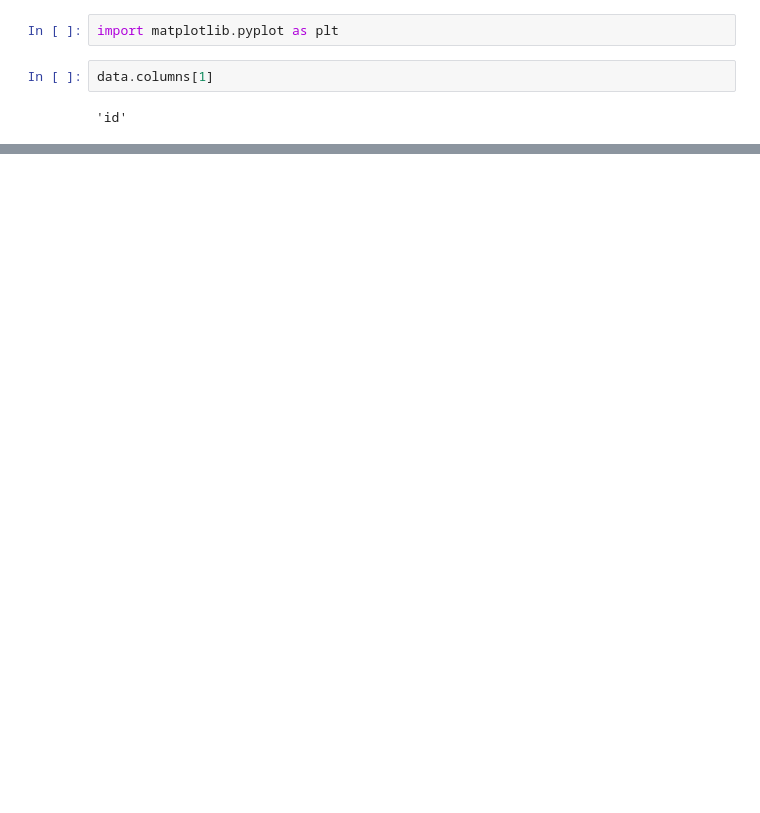
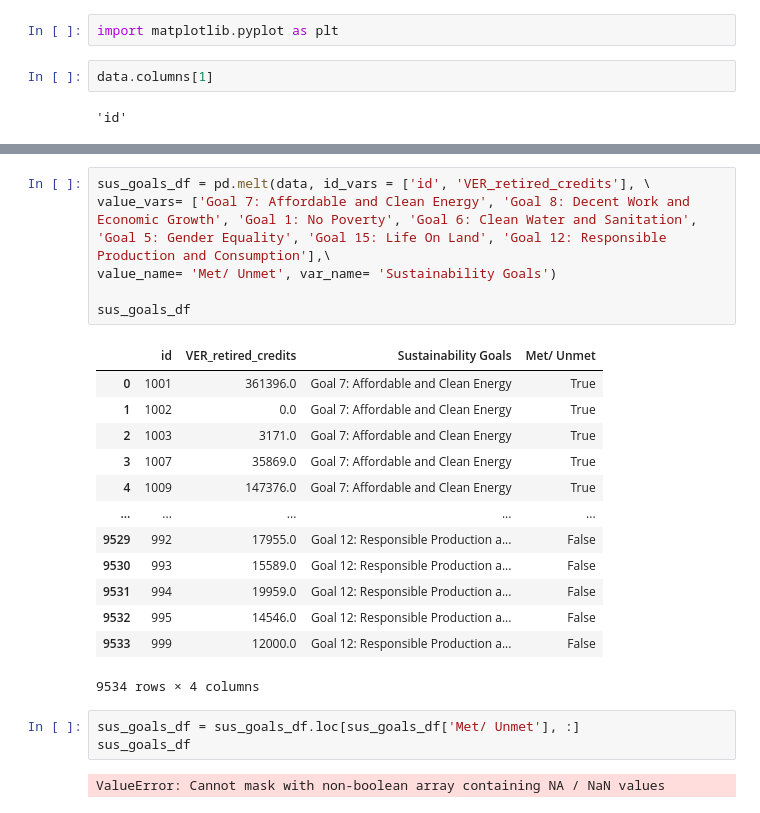
Before and after one commit to SupRoy/ads_earth_chain, a Jupyter notebook: EDA.ipynb, the cells around one changed output, grey strips where cells are left out. Cells and saved outputs as stored; diff of their text form; blank space fills up the shorter version.

```diff
--- a/EDA.ipynb
+++ b/EDA.ipynb
@@ -120 +127,26 @@ Biogas - Cogeneration             1
 Name: type, dtype: int64
+# %%
+sus_goals_df = pd.melt(data, id_vars = ['id', 'VER_retired_credits'], \
+value_vars= ['Goal 7: Affordable and Clean Energy', 'Goal 8: Decent Work and Economic Growth', 'Goal 1: No Poverty', 'Goal 6: Clean Water and Sanitation', 'Goal 5: Gender Equality', 'Goal 15: Life On Land', 'Goal 12: Responsible Production and Consumption'],\
+value_name= 'Met/ Unmet', var_name= 'Sustainability Goals')
+
+sus_goals_df
+# %% [output]
+|  | id | VER_retired_credits | Sustainability Goals | Met/ Unmet |
+| 0 | 1001 | 361396.0 | Goal 7: Affordable and Clean Energy | True |
+| 1 | 1002 | 0.0 | Goal 7: Affordable and Clean Energy | True |
+| 2 | 1003 | 3171.0 | Goal 7: Affordable and Clean Energy | True |
+| 3 | 1007 | 35869.0 | Goal 7: Affordable and Clean Energy | True |
+| 4 | 1009 | 147376.0 | Goal 7: Affordable and Clean Energy | True |
+| ... | ... | ... | ... | ... |
+| 9529 | 992 | 17955.0 | Goal 12: Responsible Production a... | False |
+| 9530 | 993 | 15589.0 | Goal 12: Responsible Production a... | False |
+| 9531 | 994 | 19959.0 | Goal 12: Responsible Production a... | False |
+| 9532 | 995 | 14546.0 | Goal 12: Responsible Production a... | False |
+| 9533 | 999 | 12000.0 | Goal 12: Responsible Production a... | False |
+9534 rows × 4 columns
+# %%
+sus_goals_df = sus_goals_df.loc[sus_goals_df['Met/ Unmet'], :]
+sus_goals_df
+# %% [output]
+ValueError: Cannot mask with non-boolean array containing NA / NaN values
```
Also changed, not shown: parts of 10 cells of this notebook.
